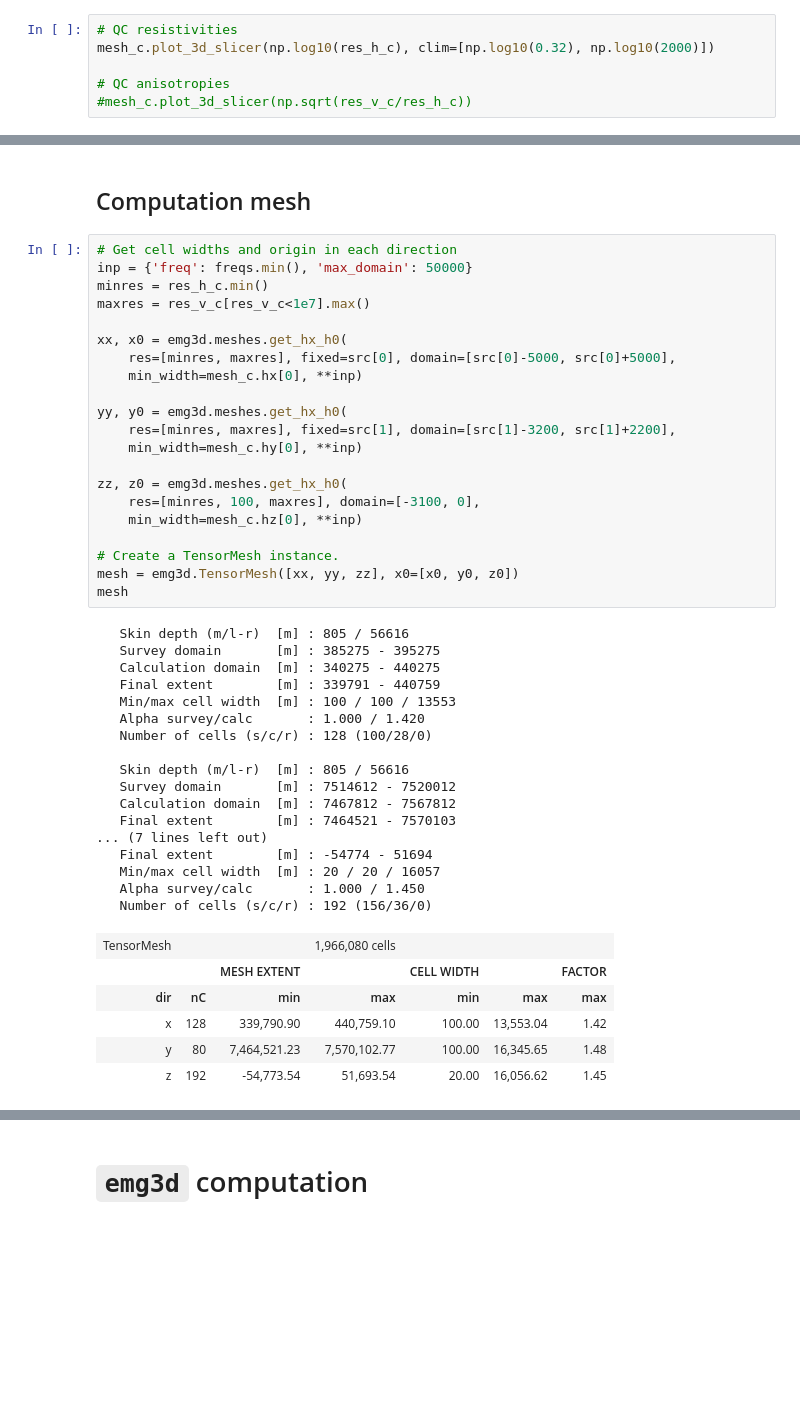
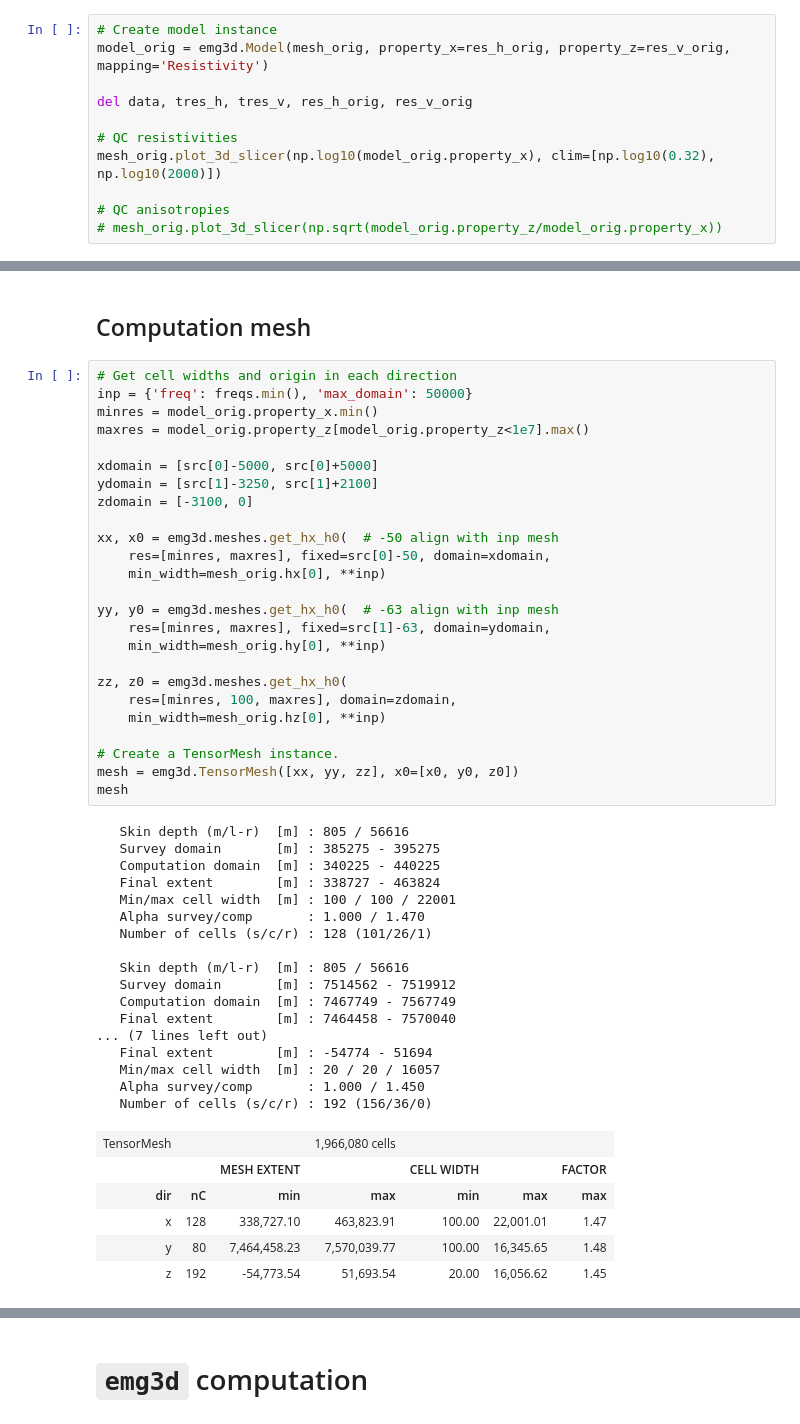
Before and after one commit to swung-research/3d-csem-open-source-landscape, a Jupyter notebook: model-marlim/emg3d/marlim_emg3d.ipynb, the cells around one changed output, grey strips where cells are left out. Cells and saved outputs as stored; diff of their text form; blank space fills up the shorter version.

```diff
--- a/model-marlim/emg3d/marlim_emg3d.ipynb
+++ b/model-marlim/emg3d/marlim_emg3d.ipynb
@@ -48,11 +47,16 @@ mesh_c
 | y | 563 | 7,490,049.00 | 7,546,349.00 | 100.00 | 100.00 | 1.00 |
 | z | 311 | -6,200.00 | 20.00 | 20.00 | 20.00 | 1.00 |
 # %%
+# Create model instance
+model_orig = emg3d.Model(mesh_orig, property_x=res_h_orig, property_z=res_v_orig, mapping='Resistivity')
+
+del data, tres_h, tres_v, res_h_orig, res_v_orig
+
 # QC resistivities
-mesh_c.plot_3d_slicer(np.log10(res_h_c), clim=[np.log10(0.32), np.log10(2000)])
+mesh_orig.plot_3d_slicer(np.log10(model_orig.property_x), clim=[np.log10(0.32), np.log10(2000)])
 
 # QC anisotropies
-#mesh_c.plot_3d_slicer(np.sqrt(res_v_c/res_h_c))
+# mesh_orig.plot_3d_slicer(np.sqrt(model_orig.property_z/model_orig.property_x))
 # %% [output]
 [interactive output not drawn]
 [interactive output not drawn]
@@ -88,45 +92,49 @@ True
 # %%
 # Get cell widths and origin in each direction
 inp = {'freq': freqs.min(), 'max_domain': 50000}
-minres = res_h_c.min()
-maxres = res_v_c[res_v_c<1e7].max()
+minres = model_orig.property_x.min()
+maxres = model_orig.property_z[model_orig.property_z<1e7].max()
 
-xx, x0 = emg3d.meshes.get_hx_h0(
-    res=[minres, maxres], fixed=src[0], domain=[src[0]-5000, src[0]+5000],
-    min_width=mesh_c.hx[0], **inp)
+xdomain = [src[0]-5000, src[0]+5000]
+ydomain = [src[1]-3250, src[1]+2100]
+zdomain = [-3100, 0]
 
-yy, y0 = emg3d.meshes.get_hx_h0(
-    res=[minres, maxres], fixed=src[1], domain=[src[1]-3200, src[1]+2200],
-    min_width=mesh_c.hy[0], **inp)
+xx, x0 = emg3d.meshes.get_hx_h0(  # -50 align with inp mesh
+    res=[minres, maxres], fixed=src[0]-50, domain=xdomain,
+    min_width=mesh_orig.hx[0], **inp)
+
+yy, y0 = emg3d.meshes.get_hx_h0(  # -63 align with inp mesh
+    res=[minres, maxres], fixed=src[1]-63, domain=ydomain,
+    min_width=mesh_orig.hy[0], **inp)
 
 zz, z0 = emg3d.meshes.get_hx_h0(
-    res=[minres, 100, maxres], domain=[-3100, 0],
-    min_width=mesh_c.hz[0], **inp)
+    res=[minres, 100, maxres], domain=zdomain,
+    min_width=mesh_orig.hz[0], **inp)
 
 # Create a TensorMesh instance.
 mesh = emg3d.TensorMesh([xx, yy, zz], x0=[x0, y0, z0])
 mesh
 # %% [output]
    Skin depth (m/l-r)  [m] : 805 / 56616
    Survey domain       [m] : 385275 - 395275
-   Calculation domain  [m] : 340275 - 440275
-   Final extent        [m] : 339791 - 440759
-   Min/max cell width  [m] : 100 / 100 / 13553
-   Alpha survey/calc       : 1.000 / 1.420
-   Number of cells (s/c/r) : 128 (100/28/0)
+   Computation domain  [m] : 340225 - 440225
+   Final extent        [m] : 338727 - 463824
+   Min/max cell width  [m] : 100 / 100 / 22001
+   Alpha survey/comp       : 1.000 / 1.470
+   Number of cells (s/c/r) : 128 (101/26/1)
 
    Skin depth (m/l-r)  [m] : 805 / 56616
-   Survey domain       [m] : 7514612 - 7520012
-   Calculation domain  [m] : 7467812 - 7567812
-   Final extent        [m] : 7464521 - 7570103
+   Survey domain       [m] : 7514562 - 7519912
+   Computation domain  [m] : 7467749 - 7567749
+   Final extent        [m] : 7464458 - 7570040
 ... (7 lines left out)
    Final extent        [m] : -54774 - 51694
    Min/max cell width  [m] : 20 / 20 / 16057
-   Alpha survey/calc       : 1.000 / 1.450
+   Alpha survey/comp       : 1.000 / 1.450
    Number of cells (s/c/r) : 192 (156/36/0)
 | TensorMesh |  |  | 1,966,080 cells |  |  |  |
 |  |  | MESH EXTENT |  | CELL WIDTH |  | FACTOR |
 | dir | nC | min | max | min | max | max |
-| x | 128 | 339,790.90 | 440,759.10 | 100.00 | 13,553.04 | 1.42 |
-| y | 80 | 7,464,521.23 | 7,570,102.77 | 100.00 | 16,345.65 | 1.48 |
+| x | 128 | 338,727.10 | 463,823.91 | 100.00 | 22,001.01 | 1.47 |
+| y | 80 | 7,464,458.23 | 7,570,039.77 | 100.00 | 16,345.65 | 1.48 |
 | z | 192 | -54,773.54 | 51,693.54 | 20.00 | 16,056.62 | 1.45 |
```
Also changed, not shown: parts of 8 cells of this notebook, 3 other files.
